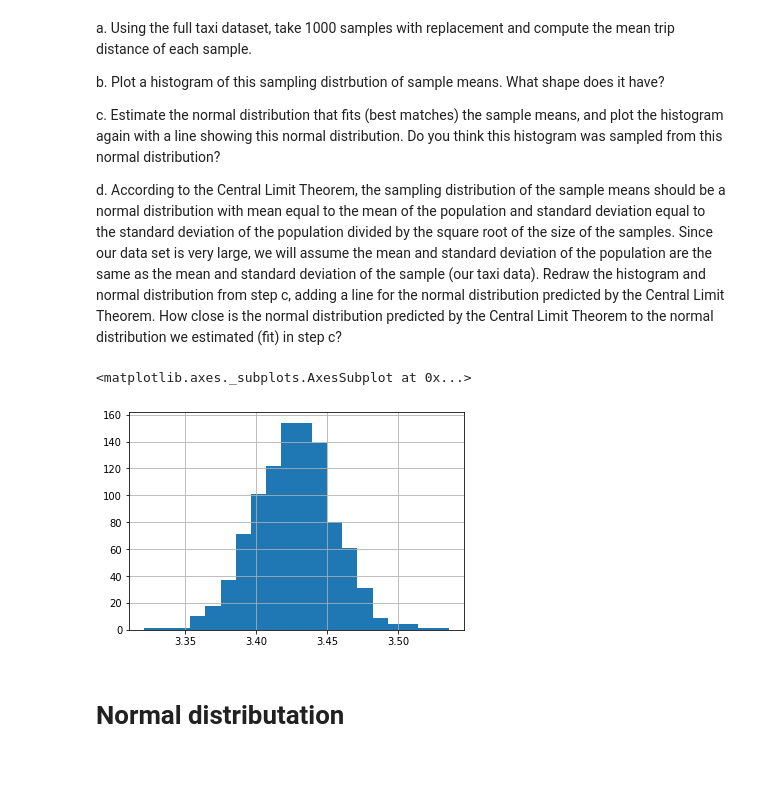
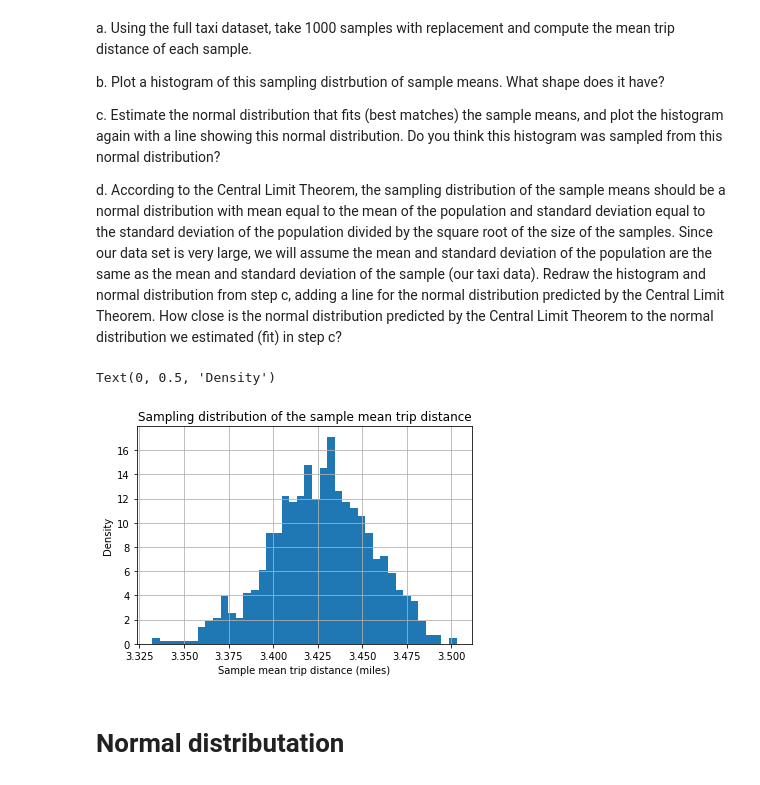
Before and after one commit to ed-biz23/data-sci-328, a Jupyter notebook: Assignment 2 - groupby, parametric and non-parametric distributions.ipynb, the cells around one changed output. Drawn from its saved outputs; the diff is of its cells as text; code cells hidden in the pictures.

```diff
--- a/Assignment 2 - groupby, parametric and non-parametric distributions.ipynb
+++ b/Assignment 2 - groupby, parametric and non-parametric distributions.ipynb
@@ -153,11 +164,14 @@ for i in range(1000):
     sample_mean = sample.mean()
     # add the mean to the list
     sample_means_trip_dist.append(sample_mean)
-# %%
-pd.Series(sample_means_trip_dist).hist(bins=20)
-# %% [output]
-<matplotlib.axes._subplots.AxesSubplot at 0x...>
-[figure, removed]
+# %%
+pd.Series(sample_means_trip_dist).hist(bins=40, density=True)
+plt.title("Sampling distribution of the sample mean trip distance")
+plt.xlabel("Sample mean trip distance (miles)")
+plt.ylabel("Density")
+# %% [output]
+Text(0, 0.5, 'Density')
+[figure, added]
 # %% [markdown]
 # Normal distributation
 # %%
```
Also changed, not shown: parts of 10 cells of this notebook, 7 other files.
